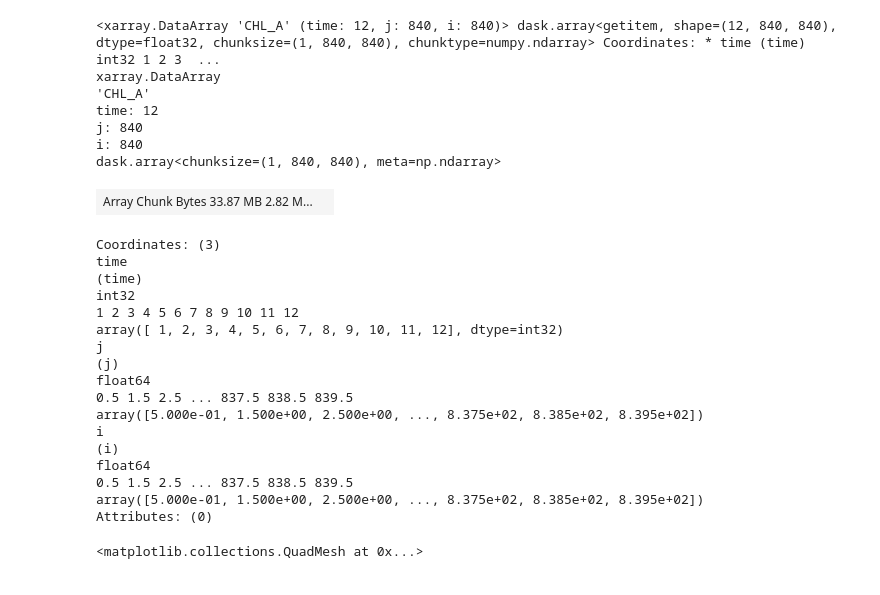
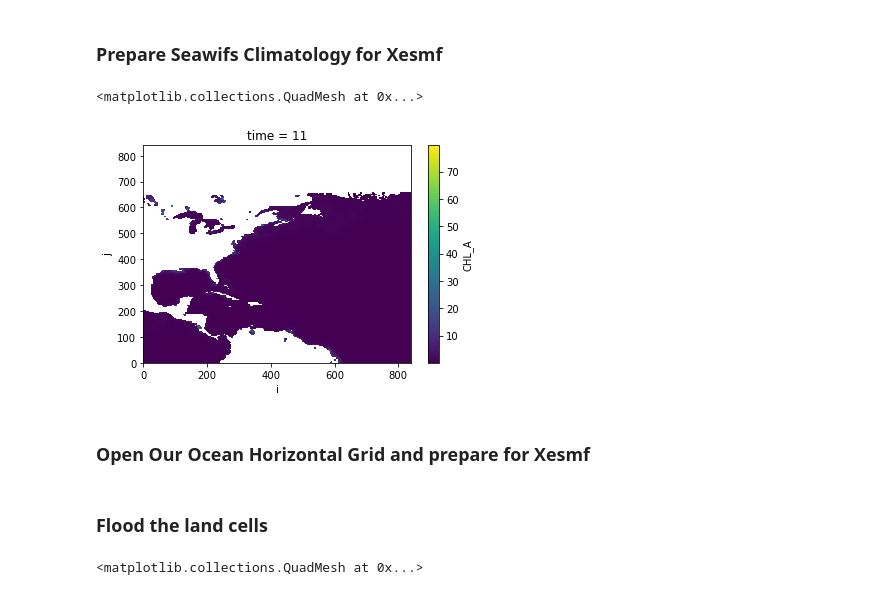
Before and after one commit to jsimkins2/nwa25, a Jupyter notebook: setup/chl/create_chl_file.ipynb, the cells around one changed output. Saved outputs shown, nothing was run; the diff lists cells and outputs as text; code cells hidden in the pictures.

```diff
--- a/setup/chl/create_chl_file.ipynb
+++ b/setup/chl/create_chl_file.ipynb
@@ -20,27 +23,37 @@ wifs = xr.open_dataset("seawifs-clim.1997-2010.nc")
+# %% [markdown]
+### Prepare Seawifs Climatology for Xesmf
 # %%
+# we ran the code above on another machine and saved the file. Open this file up
+wifs = xr.open_dataset("seawifs-clim.1997-2010.nc")
+
 # create seawifs file by creating xarray dataset from scratch and adding extra dimensions we need
 lon_list = np.append(wifs['lon'].values, (wifs['lon'].values[-1] - (wifs['lon'].values[-2] - wifs['lon'].values[-1])))
 lat_list = np.append(wifs['lat'].values,wifs['lat'].values[-1] - (wifs['lat'].values[-2] - wifs['lat'].values[-1]))
-# create dataset
+
+# create dataset, name chlorophyll variable CHL_A as that is what MOM6 expects
 seawifs = xr.Dataset({
     'CHL_A': xr.DataArray(
-                data   = wifs['chlor_a'].values,   # enter data here
+                data   = wifs['chlor_a'].values,
                 dims   = ['time', 'j', 'i'],
                 coords = {'time': wifs.month.values,
                           'i' : np.arange(0.5,len(wifs.lon.values)+0.5,1),
                           'j' : np.arange(0.5,len(wifs.lat.values)+0.5,1)}),
 
     'lon_crnr': xr.DataArray(
-                data   = lon_list,   # enter data here
+                data   = lon_list,
                 dims   = ['IQ'],
                 coords = {'IQ' : np.arange(0,len(wifs.lon.values)+1,1)}),
 
     'lat_crnr': xr.DataArray(
-                data   = lat_list,   # enter data here
+                data   = lat_list,
                 dims   = ['JQ'],
                 coords = {'JQ' : np.arange(0,len(wifs.lat.values)+1,1)})
     })
 
 # assign other coordinates
 seawifs = seawifs.assign_coords(lon=("i", wifs.lon.values))
 seawifs = seawifs.assign_coords(lat=("j", wifs.lat.values))
+seawifs['CHL_A'][10].plot()
+# %% [output]
+<matplotlib.collections.QuadMesh at 0x...>
+[figure, added]
@@ -49 +60,3 @@ hgrid = xr.open_dataset("/Users/james/Documents/Github/nwa25/setup/grid/ocean_hg
+# %% [markdown]
+### Open Our Ocean Horizontal Grid and prepare for Xesmf
 # %%
@@ -58,33 +73,8 @@ mom_grid = {
 mom_area = (hgrid.area[::2, ::2] + hgrid.area[1::2, 1::2]) + (hgrid.area[1::2, ::2] + hgrid.area[::2, 1::2])
+# %% [markdown]
+### Flood the land cells
 # %%
 flooded = flood.flood_kara(seawifs['CHL_A'], xdim='i', ydim='j').drop('z').squeeze()
-flooded
-# %% [output]
-<xarray.DataArray 'CHL_A' (time: 12, j: 840, i: 840)> dask.array<getitem, shape=(12, 840, 840), dtype=float32, chunksize=(1, 840, 840), chunktype=numpy.ndarray> Coordinates: * time (time) int32 1 2 3  ...
-xarray.DataArray
-'CHL_A'
-time: 12
-j: 840
-i: 840
-dask.array<chunksize=(1, 840, 840), meta=np.ndarray>
-| Array Chunk Bytes 33.87 MB 2.82 M... |  |
-Coordinates: (3)
-time
-(time)
-int32
-1 2 3 4 5 6 7 8 9 10 11 12
-array([ 1, 2, 3, 4, 5, 6, 7, 8, 9, 10, 11, 12], dtype=int32)
-j
-(j)
-float64
-0.5 1.5 2.5 ... 837.5 838.5 839.5
-array([5.000e-01, 1.500e+00, 2.500e+00, ..., 8.375e+02, 8.385e+02, 8.395e+02])
-i
-(i)
-float64
-0.5 1.5 2.5 ... 837.5 838.5 839.5
-array([5.000e-01, 1.500e+00, 2.500e+00, ..., 8.375e+02, 8.385e+02, 8.395e+02])
-Attributes: (0)
 # %%
 flooded.isel(time=0).plot()
 # %% [output]
```
Also changed, not shown: parts of 21 cells of this notebook, 5 other files.
